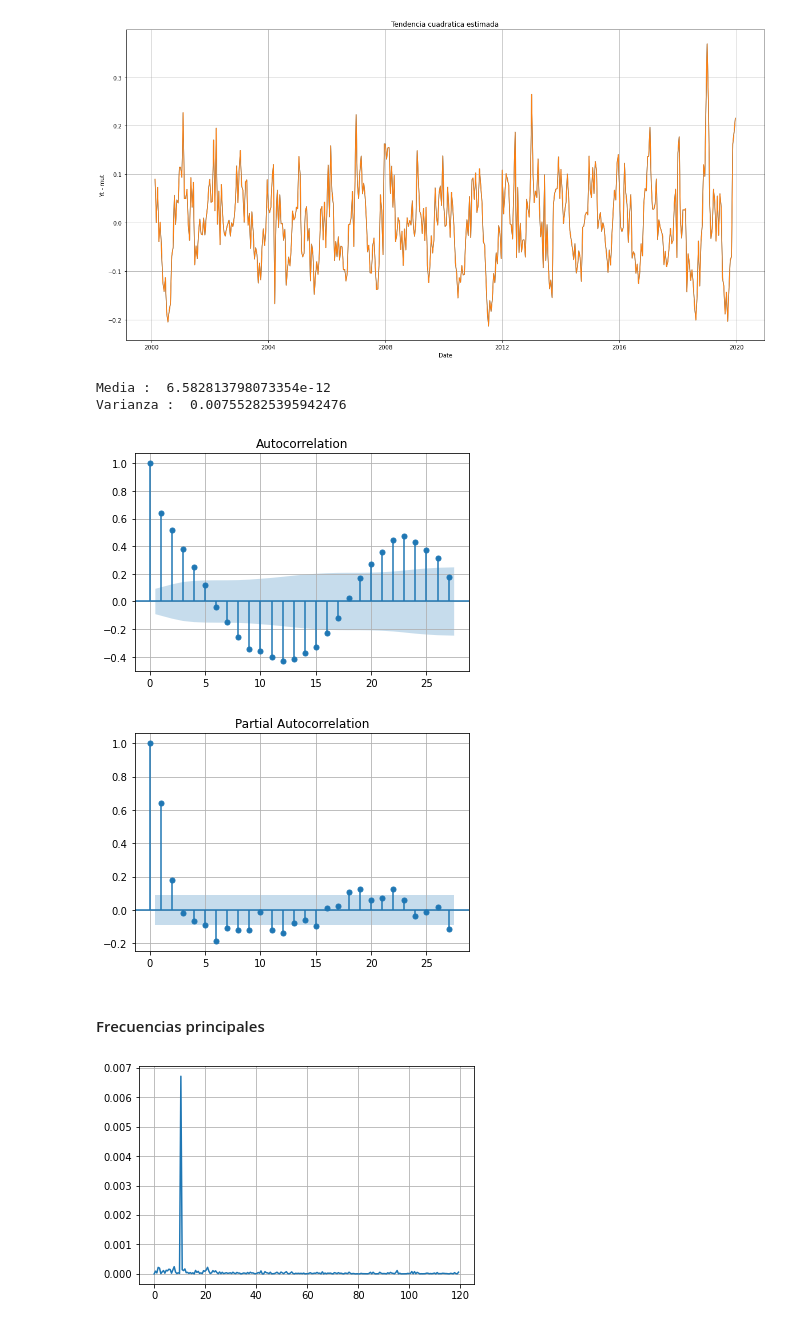
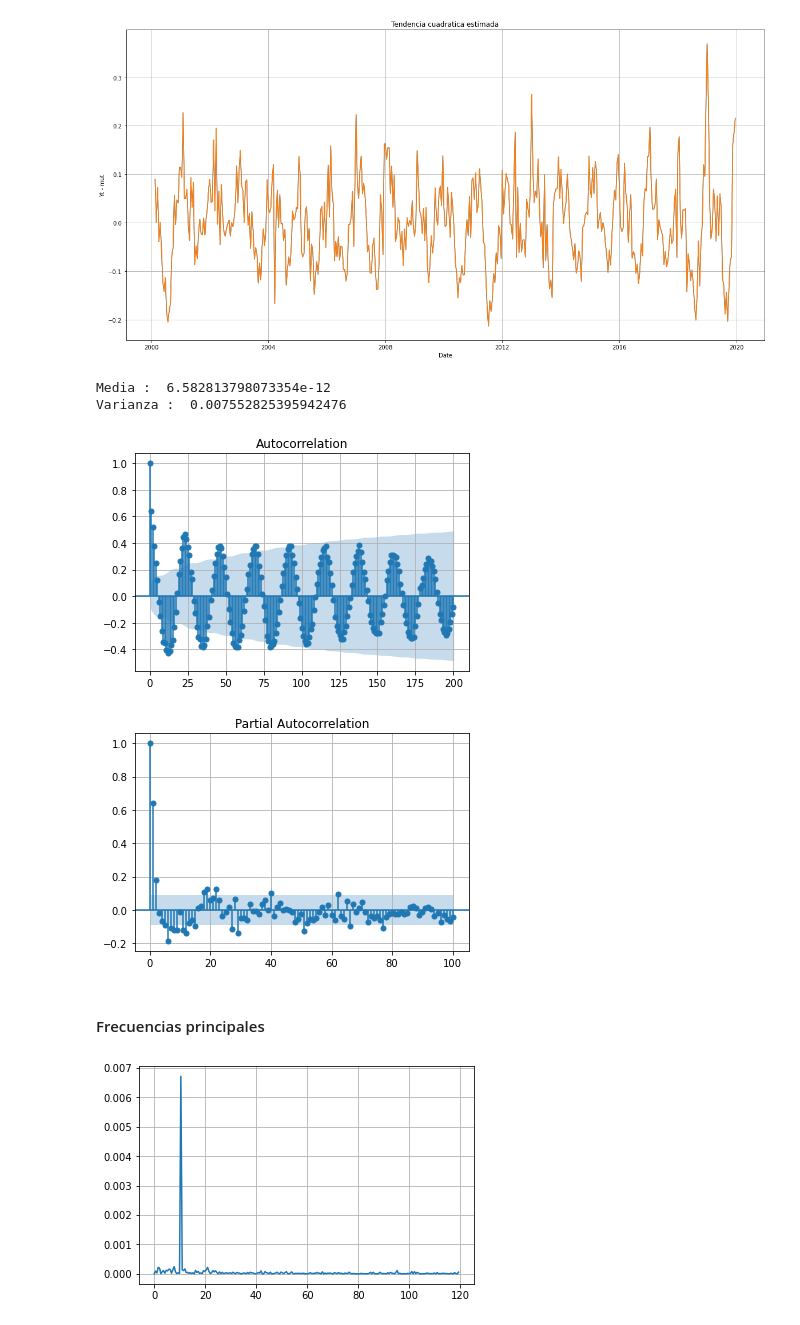
Before and after one commit to AguAcerbo/Carrera-de-Especializacion-en-IA, a Jupyter notebook: B5-Time_Series_Analysis/Trabajo Final TSA/Trabajo Final TSA.ipynb, the cells around one changed output. Cells and saved outputs as stored; diff of their text form; code cells hidden in the pictures.

```diff
--- a/B5-Time_Series_Analysis/Trabajo Final TSA/Trabajo Final TSA.ipynb
+++ b/B5-Time_Series_Analysis/Trabajo Final TSA/Trabajo Final TSA.ipynb
@@ -266,26 +267,26 @@ ax.grid(True)
 plt.show()
 # %% [output]
 [figure]
-# %%
-print("Media : ",np.mean(Q))
-print("Varianza : ",np.std(Q)**2)
-# %% [output]
-Media :  6.582813798073354e-12
-Varianza :  0.007552825395942476
+# %%
+print("Media : ",np.mean(Q))
+print("Varianza : ",np.std(Q)**2)
+# %% [output]
+Media :  6.582813798073354e-12
+Varianza :  0.007552825395942476
 # %%
-plot_acf(Q)
+plot_acf(Q, lags=200)
 plt.grid(True)
 plt.show()
 # %% [output]
-[figure, old version]
+[figure, new version]
 # %%
-plot_pacf(Q)
+plot_pacf(Q, lags=100)
 plt.grid(True)
 plt.show()
 # %% [output]
-[figure, old version]
+[figure, new version]
-# %% [markdown]
-#### Frecuencias principales
+# %% [markdown]
+#### Frecuencias principales
 # %%
 G, Pyy_den = signal.periodogram(y, 239)
 plt.plot(G, Pyy_den)
```
Also changed, not shown: parts of 56 cells of this notebook.
